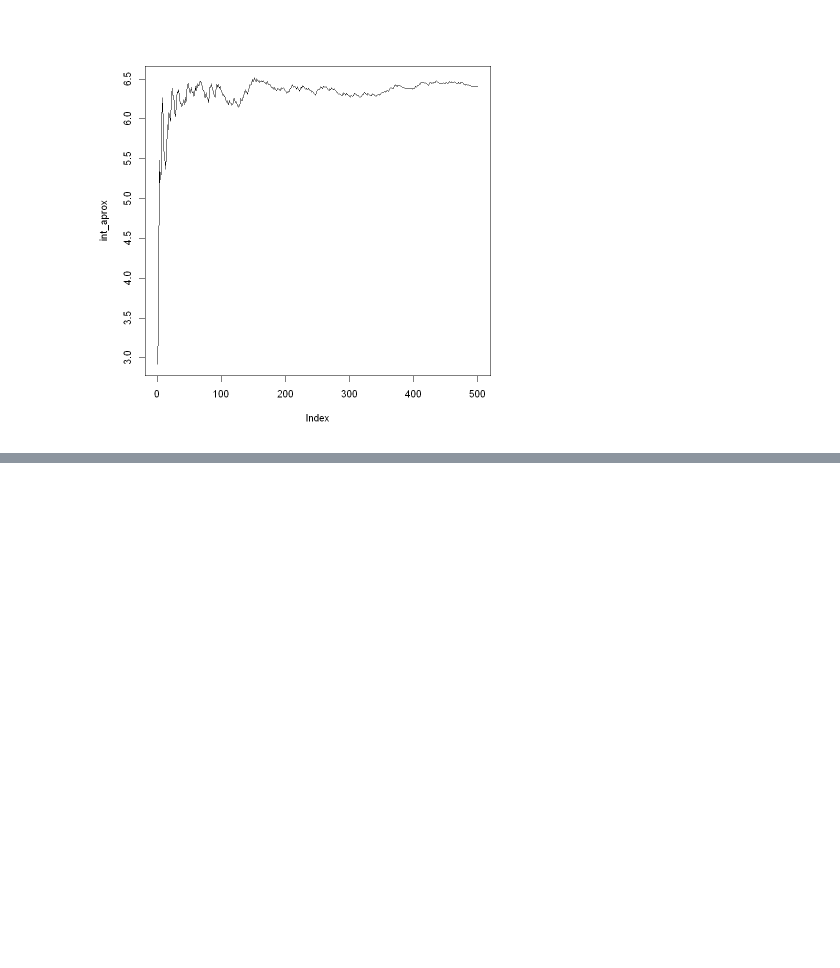
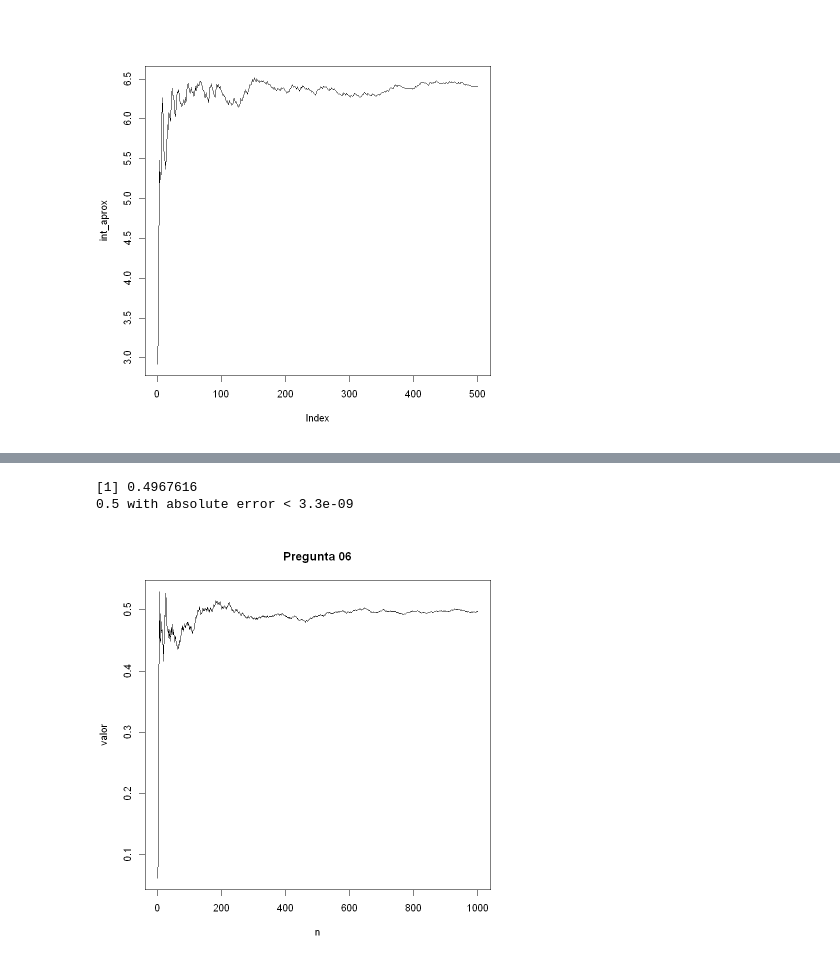
Before and after one commit to mmejiap/Simulaci-n, a Jupyter notebook: capitulo03/Solucionario.ipynb, the cells around one changed output, grey strips where cells are left out. Cells and saved outputs as stored; diff of their text form; code cells hidden in the pictures; blank space fills up the shorter version.

```diff
--- a/capitulo03/Solucionario.ipynb
+++ b/capitulo03/Solucionario.ipynb
@@ -70,0 +145,22 @@ print(integrate(f,0,1))
+# %%
+rm(list = ls())
+
+k<-1000
+n<-1:k
+
+u<-runif(k,0,1)
+
+f <- function(x) (x*(1+x^2)^(-2))
+
+int_aprox <- cumsum(f(1/u-1)/(u^2))/n
+plot(int_aprox,type = 'l',xlab = 'n',ylab = 'valor', main = 'Pregunta 06')
+
+#valor aproximado
+print(int_aprox[length(u)])
+
+#valor calculado
+print(integrate(f,0,Inf))
+# %% [output]
+[1] 0.4967616
+0.5 with absolute error < 3.3e-09
+[figure, added]
```
Also changed, not shown: parts of 15 cells of this notebook.
